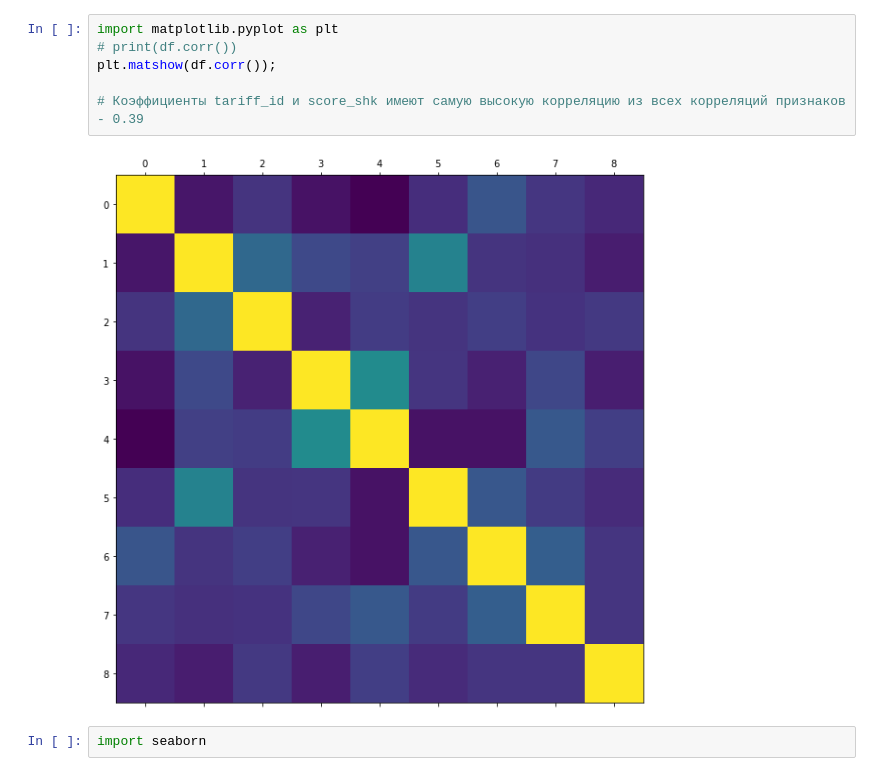
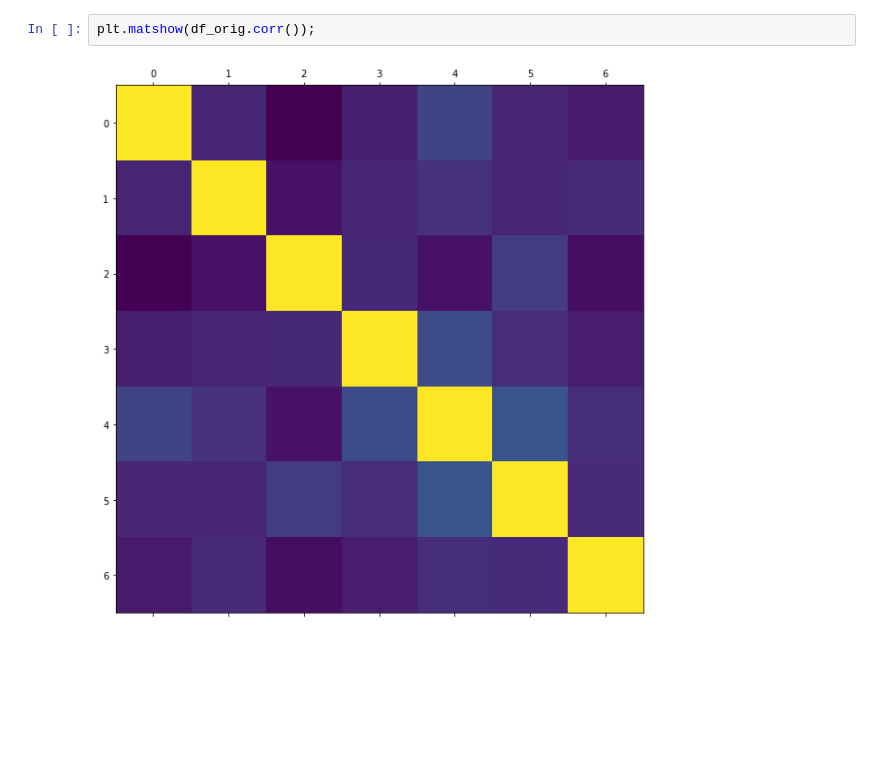
Before and after one commit to vkomodey/ds-courses, a Jupyter notebook: my-homeworks/04-credit/visualise.ipynb, the cells around one changed output. Saved outputs shown, nothing was run; the diff lists cells and outputs as text; blank space fills up the shorter version.

```diff
--- a/my-homeworks/04-credit/visualise.ipynb
+++ b/my-homeworks/04-credit/visualise.ipynb
@@ -20,10 +18,4 @@ Index(['gender', 'age', 'marital_status', 'job_position', 'credit_sum',
-# %%
-import matplotlib.pyplot as plt
-# print(df.corr())
-plt.matshow(df.corr());
-
-# Коэффициенты tariff_id и score_shk имеют самую высокую корреляцию из всех корреляций признаков - 0.39
-# %% [output]
-[figure, removed]
-# %%
-import seaborn
+# %%
+plt.matshow(df_orig.corr());
+# %% [output]
+[figure, added]
```
Also changed, not shown: parts of 13 cells of this notebook, 7 other files.
